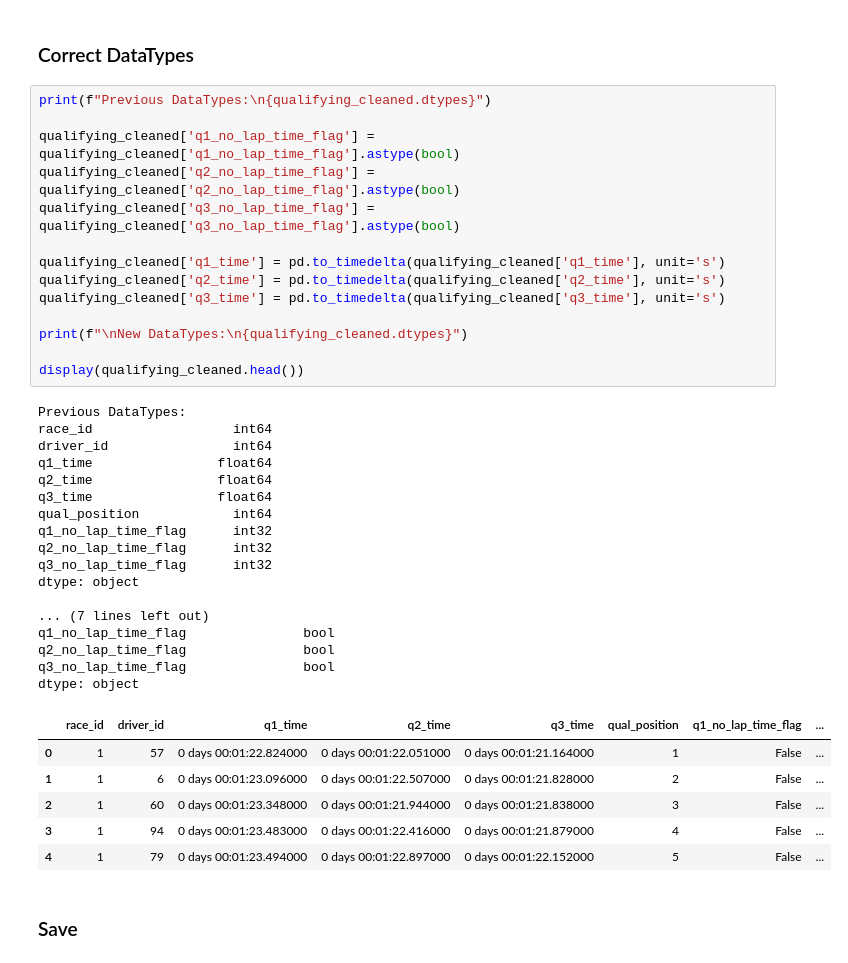
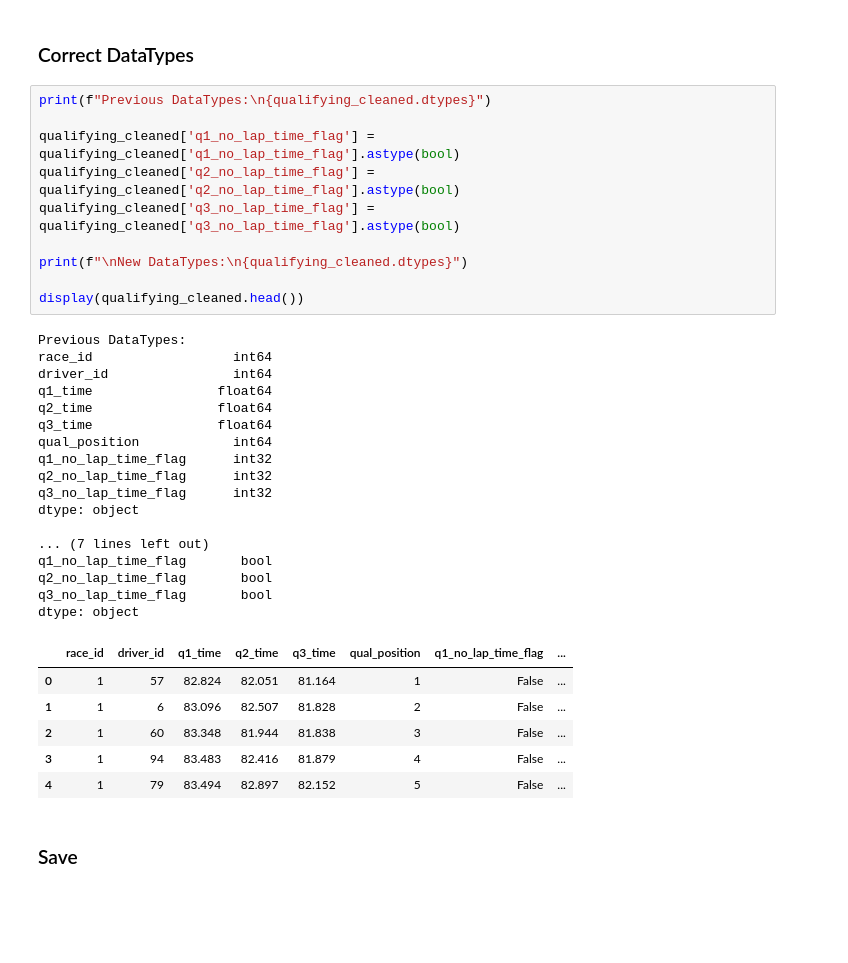
Before and after one commit to JackRWilson/Formula-1-Predictions-Project, a Jupyter notebook: notebooks/data_cleaning.ipynb, the cells around one changed output. Drawn from its saved outputs; the diff is of its cells as text; blank space fills up the shorter version.

```diff
--- a/notebooks/data_cleaning.ipynb
+++ b/notebooks/data_cleaning.ipynb
@@ -633,10 +670,6 @@ qualifying_cleaned['q1_no_lap_time_flag'] = qualifying_cleaned['q1_no_lap_time_f
 qualifying_cleaned['q2_no_lap_time_flag'] = qualifying_cleaned['q2_no_lap_time_flag'].astype(bool)
 qualifying_cleaned['q3_no_lap_time_flag'] = qualifying_cleaned['q3_no_lap_time_flag'].astype(bool)
 
-qualifying_cleaned['q1_time'] = pd.to_timedelta(qualifying_cleaned['q1_time'], unit='s')
-qualifying_cleaned['q2_time'] = pd.to_timedelta(qualifying_cleaned['q2_time'], unit='s')
-qualifying_cleaned['q3_time'] = pd.to_timedelta(qualifying_cleaned['q3_time'], unit='s')
-
 print(f"\nNew DataTypes:\n{qualifying_cleaned.dtypes}")
 
 display(qualifying_cleaned.head())
@@ -660,10 +693,10 @@ q3_no_lap_time_flag               bool
 dtype: object
 |  | race_id | driver_id | q1_time | q2_time | q3_time | qual_position | q1_no_lap_time_flag | ... |
-| 0 | 1 | 57 | 0 days 00:01:22.824000 | 0 days 00:01:22.051000 | 0 days 00:01:21.164000 | 1 | False | ... |
-| 1 | 1 | 6 | 0 days 00:01:23.096000 | 0 days 00:01:22.507000 | 0 days 00:01:21.828000 | 2 | False | ... |
-| 2 | 1 | 60 | 0 days 00:01:23.348000 | 0 days 00:01:21.944000 | 0 days 00:01:21.838000 | 3 | False | ... |
-| 3 | 1 | 94 | 0 days 00:01:23.483000 | 0 days 00:01:22.416000 | 0 days 00:01:21.879000 | 4 | False | ... |
-| 4 | 1 | 79 | 0 days 00:01:23.494000 | 0 days 00:01:22.897000 | 0 days 00:01:22.152000 | 5 | False | ... |
+| 0 | 1 | 57 | 82.824 | 82.051 | 81.164 | 1 | False | ... |
+| 1 | 1 | 6 | 83.096 | 82.507 | 81.828 | 2 | False | ... |
+| 2 | 1 | 60 | 83.348 | 81.944 | 81.838 | 3 | False | ... |
+| 3 | 1 | 94 | 83.483 | 82.416 | 81.879 | 4 | False | ... |
+| 4 | 1 | 79 | 83.494 | 82.897 | 82.152 | 5 | False | ... |
 # %% [markdown]
 ### Save
 # %%
```
Also changed, not shown: parts of 7 cells of this notebook, 3 other files.
